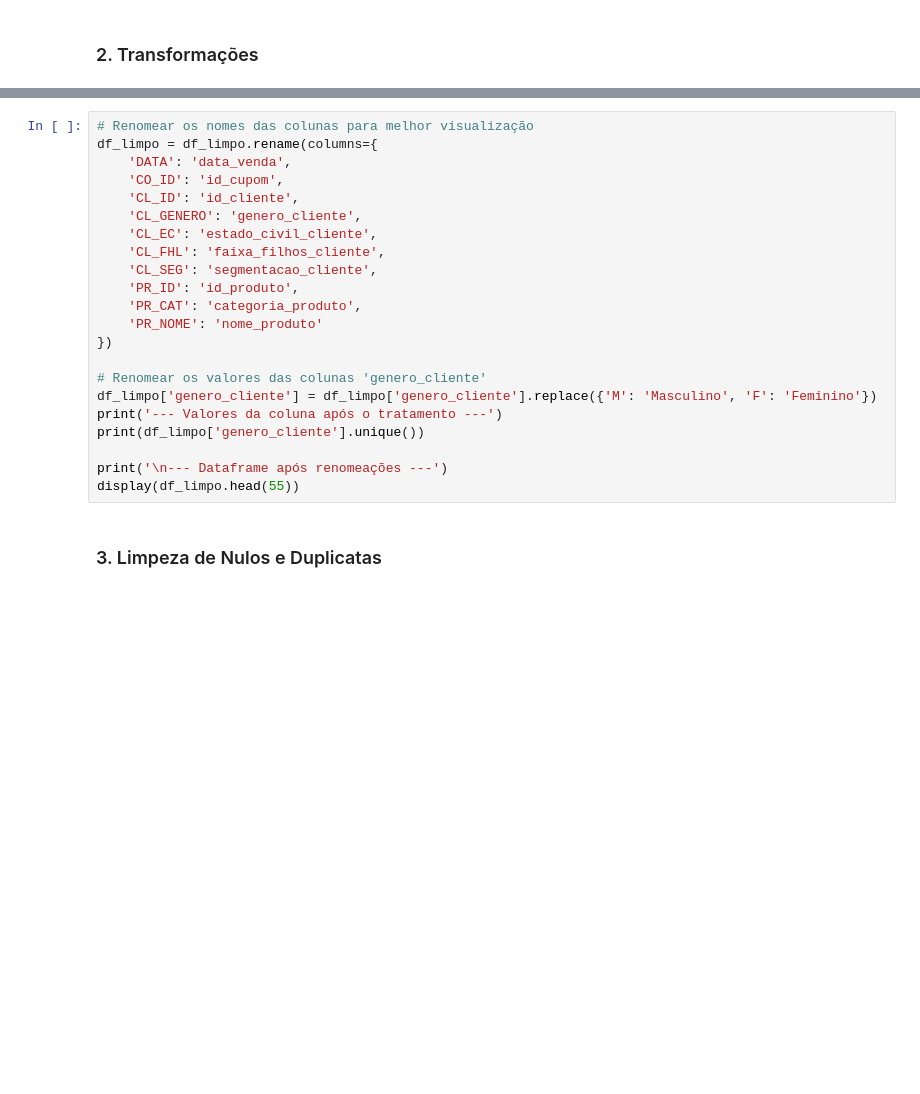
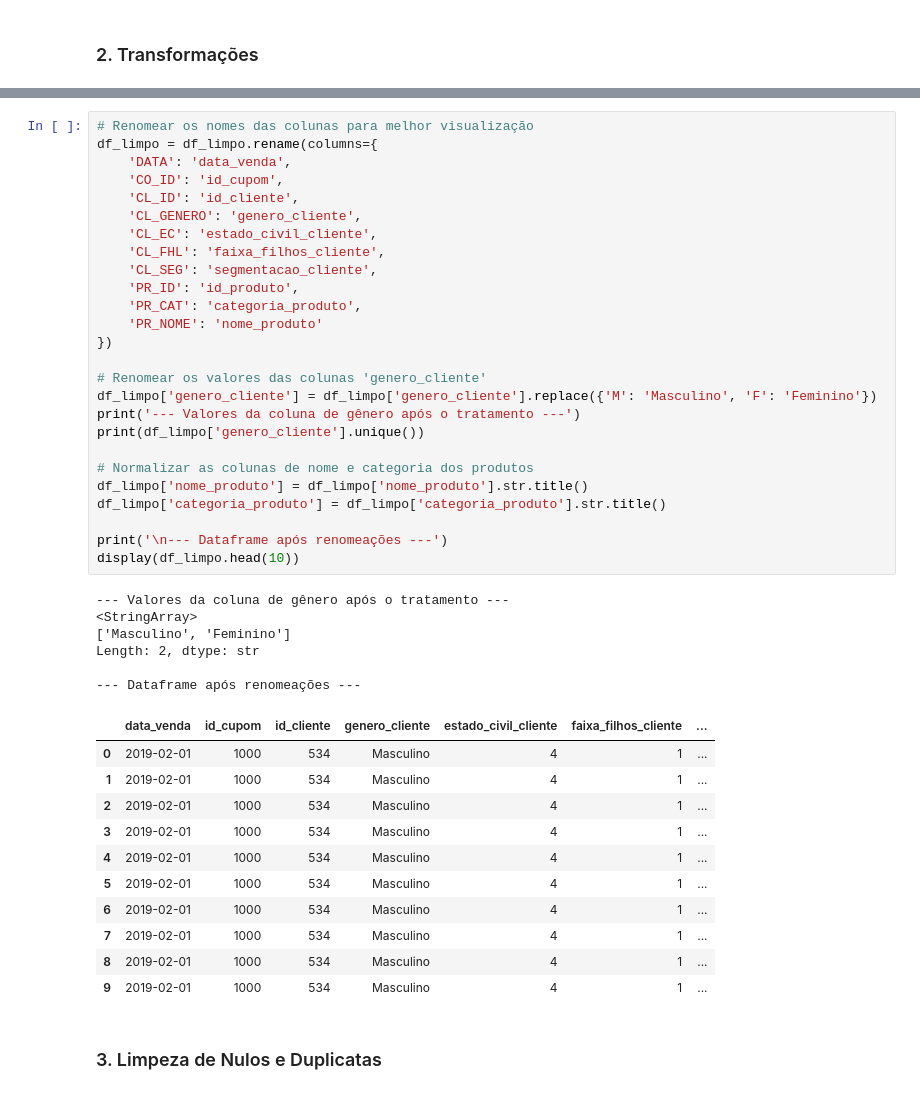
Before and after one commit to Cassio-sza/Projeto-Semana-7---Base-varejo, a Jupyter notebook: script/main.ipynb, the cells around one changed output, grey strips where cells are left out. Cells and saved outputs as stored; diff of their text form; blank space fills up the shorter version.

```diff
--- a/script/main.ipynb
+++ b/script/main.ipynb
@@ -59,25 +98,47 @@ display(df_limpo.head())
 # %%
 # Renomear os nomes das colunas para melhor visualização
 df_limpo = df_limpo.rename(columns={
     'DATA': 'data_venda',
     'CO_ID': 'id_cupom',
     'CL_ID': 'id_cliente',
     'CL_GENERO': 'genero_cliente',
     'CL_EC': 'estado_civil_cliente',
     'CL_FHL': 'faixa_filhos_cliente',
     'CL_SEG': 'segmentacao_cliente',
     'PR_ID': 'id_produto',
     'PR_CAT': 'categoria_produto',
     'PR_NOME': 'nome_produto'
 })
 
 # Renomear os valores das colunas 'genero_cliente'
 df_limpo['genero_cliente'] = df_limpo['genero_cliente'].replace({'M': 'Masculino', 'F': 'Feminino'})
-print('--- Valores da coluna após o tratamento ---')
+print('--- Valores da coluna de gênero após o tratamento ---')
 print(df_limpo['genero_cliente'].unique())
 
+# Normalizar as colunas de nome e categoria dos produtos
+df_limpo['nome_produto'] = df_limpo['nome_produto'].str.title()
+df_limpo['categoria_produto'] = df_limpo['categoria_produto'].str.title()
+
 print('\n--- Dataframe após renomeações ---')
-display(df_limpo.head(55))
+display(df_limpo.head(10))
+# %% [output]
+--- Valores da coluna de gênero após o tratamento ---
+<StringArray>
+['Masculino', 'Feminino']
+Length: 2, dtype: str
+
+--- Dataframe após renomeações ---
+|  | data_venda | id_cupom | id_cliente | genero_cliente | estado_civil_cliente | faixa_filhos_cliente | ... |
+| 0 | 2019-02-01 | 1000 | 534 | Masculino | 4 | 1 | ... |
+| 1 | 2019-02-01 | 1000 | 534 | Masculino | 4 | 1 | ... |
+| 2 | 2019-02-01 | 1000 | 534 | Masculino | 4 | 1 | ... |
+| 3 | 2019-02-01 | 1000 | 534 | Masculino | 4 | 1 | ... |
+| 4 | 2019-02-01 | 1000 | 534 | Masculino | 4 | 1 | ... |
+| 5 | 2019-02-01 | 1000 | 534 | Masculino | 4 | 1 | ... |
+| 6 | 2019-02-01 | 1000 | 534 | Masculino | 4 | 1 | ... |
+| 7 | 2019-02-01 | 1000 | 534 | Masculino | 4 | 1 | ... |
+| 8 | 2019-02-01 | 1000 | 534 | Masculino | 4 | 1 | ... |
+| 9 | 2019-02-01 | 1000 | 534 | Masculino | 4 | 1 | ... |
 # %% [markdown]
 ### 3. Limpeza de Nulos e Duplicatas
 # %%
```
Also changed, not shown: parts of 9 cells of this notebook, 1 other file.
